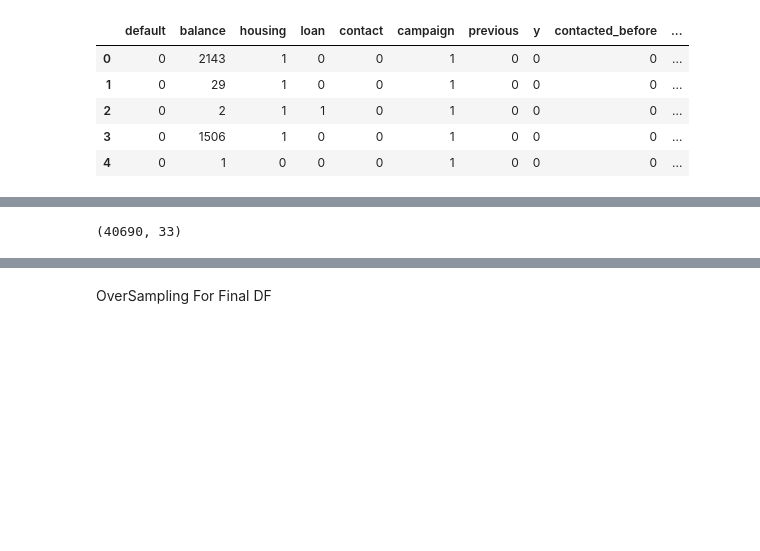
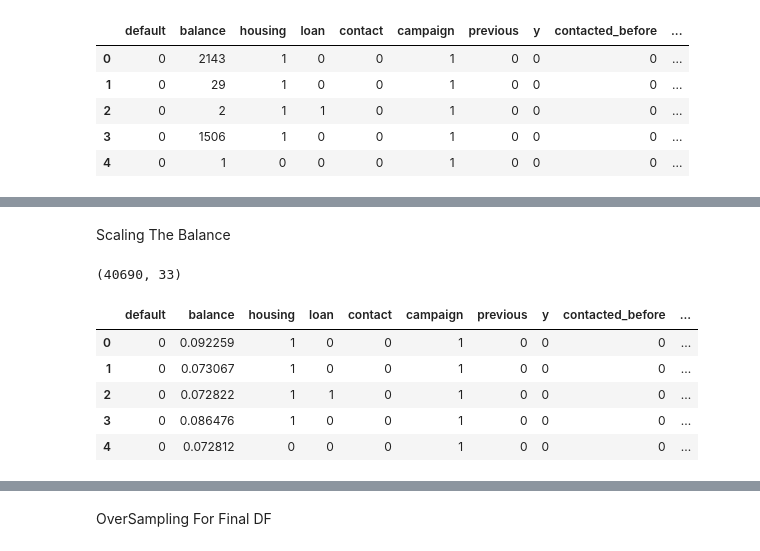
Before and after one commit to martydom/Bank-Marketing-Effectiveness-Prediction, a Jupyter notebook: Devashish_Bose_Team_1_Bank_Marketing_Effectiveness_Prediction_Capstone_Project_3.ipynb, the cells around one changed output, grey strips where cells are left out. Saved outputs shown, nothing was run; the diff lists cells and outputs as text; code cells hidden in the pictures; blank space fills up the shorter version.

```diff
--- a/Devashish_Bose_Team_1_Bank_Marketing_Effectiveness_Prediction_Capstone_Project_3.ipynb
+++ b/Devashish_Bose_Team_1_Bank_Marketing_Effectiveness_Prediction_Capstone_Project_3.ipynb
@@ -393,4 +444,19 @@ final_df = new_df[new_df['is_anomaly']==1].drop(['is_anomaly'],axis=1)
+# %% [markdown]
+Scaling The Balance
+# %%
+from sklearn.preprocessing import MinMaxScaler
+mms = MinMaxScaler()
+final_df['balance'] = pd.Series(mms.fit_transform(final_df['balance'].values.reshape(-1,1)).flatten())
 # %%
 final_df.shape
 # %% [output]
 (40690, 33)
+# %%
+final_df.head()
+# %% [output]
+|  | default | balance | housing | loan | contact | campaign | previous | y | contacted_before | ... |
+| 0 | 0 | 0.092259 | 1 | 0 | 0 | 1 | 0 | 0 | 0 | ... |
+| 1 | 0 | 0.073067 | 1 | 0 | 0 | 1 | 0 | 0 | 0 | ... |
+| 2 | 0 | 0.072822 | 1 | 1 | 0 | 1 | 0 | 0 | 0 | ... |
+| 3 | 0 | 0.086476 | 1 | 0 | 0 | 1 | 0 | 0 | 0 | ... |
+| 4 | 0 | 0.072812 | 0 | 0 | 0 | 1 | 0 | 0 | 0 | ... |
```
Also changed, not shown: parts of 22 cells of this notebook.
